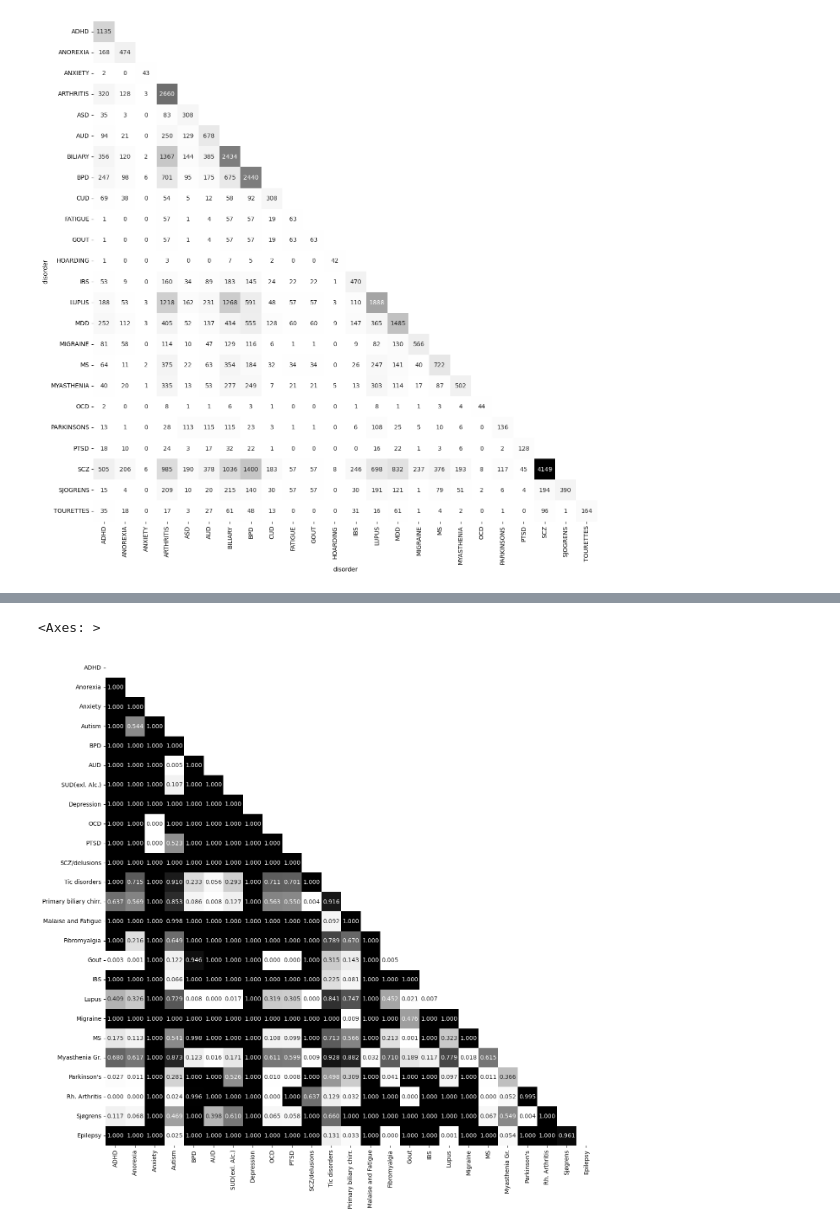
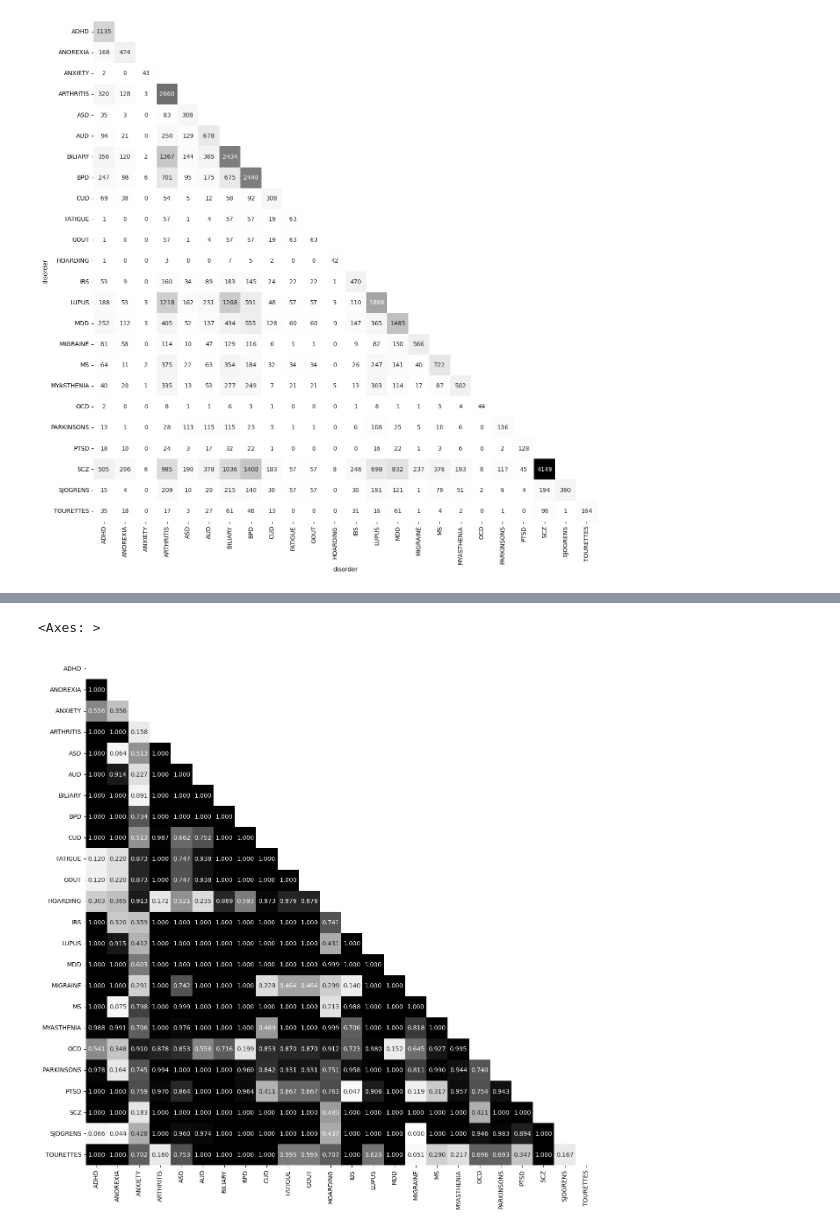
Before and after one commit to Aje026/Genetic-Overlap-in-Female-Biased-Disorders, a Jupyter notebook: snps_disorders.ipynb, the cells around one changed output, grey strips where cells are left out. Saved outputs shown, nothing was run; the diff lists cells and outputs as text; code cells hidden in the pictures.

Commit message:
p-value gene matrix

```diff
--- a/snps_disorders.ipynb
+++ b/snps_disorders.ipynb
@@ -426,5 +419,5 @@ print(disorder_matrix.shape)
 # %%
-finngen_p = hypergeometric_prob(fin_matrix,disorder_list, 500000)
-prob_genes=hypergeometric_prob(disorder_matrix, disorders)
+#finngen_p = hypergeometric_prob(fin_matrix,disorder_list, 500000)
+prob_genes=hypergeometric_prob(disorder_matrix, disorders, 20000)
 # %%
 prob_genes
@@ -431,14 +443,14 @@ prob_genes
 # %%
  #specify size of heatmap
 # Create a mask for the upper triangular part
-mask = np.triu(np.ones_like(finngen_p, dtype=bool))
+mask = np.triu(np.ones_like(prob_genes, dtype=bool))
 
 # Set the upper triangular part to NaN to exclude it from the plot
-finngen_p = finngen_p.mask(mask)
+genes_p = prob_genes.mask(mask)
 
 
 fig, ax = plt.subplots(figsize=(15, 15))
-sns.heatmap(finngen_p, annot=True,fmt='.3f',cmap='Greys', cbar=False)
+sns.heatmap(genes_p, annot=True,fmt='.3f',cmap='Greys', cbar=False)
 # %% [output]
 <Axes: >
-[figure, old version]
+[figure, new version]
```
Also changed, not shown: parts of 10 cells of this notebook.
